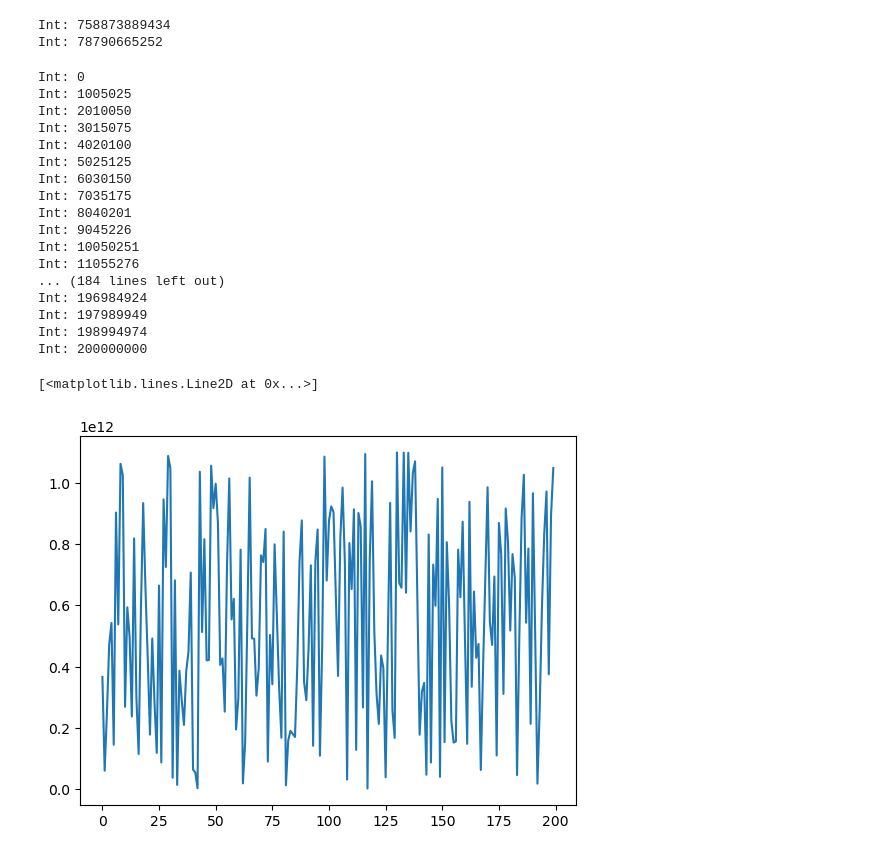
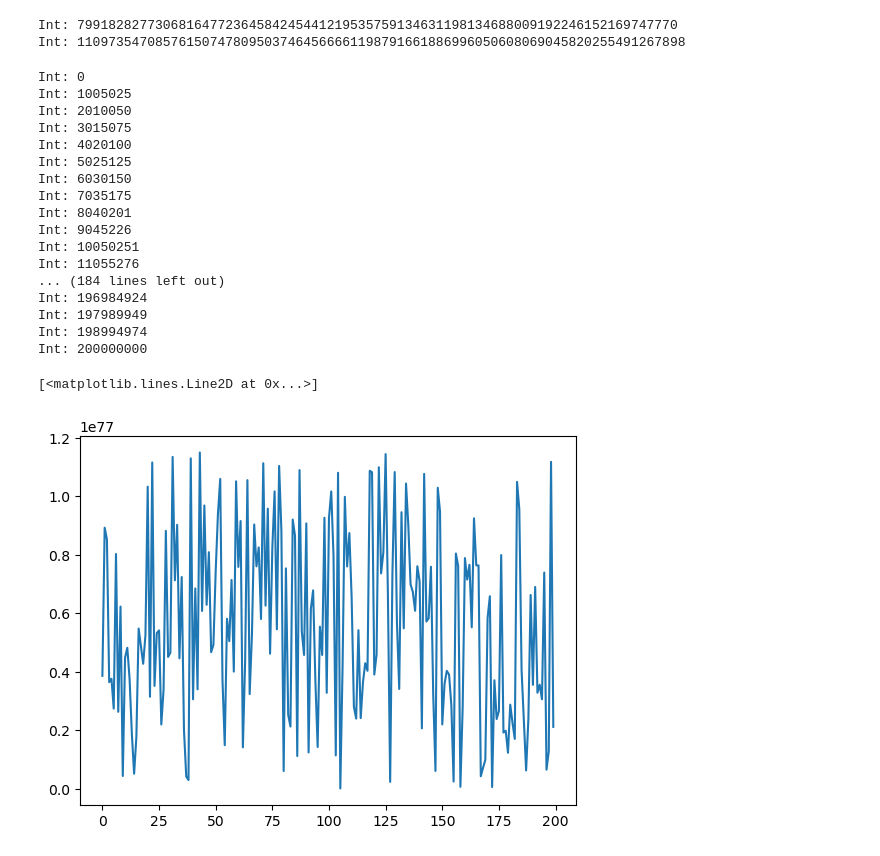
Before and after one commit to mschubs/yquantum2025, a Jupyter notebook: nature.ipynb, the cells around one changed output. Drawn from its saved outputs; the diff is of its cells as text; code cells hidden in the pictures.

```diff
--- a/nature.ipynb
+++ b/nature.ipynb
@@ -4,7 +4,7 @@ import matplotlib.pyplot as plt
 import qutip as qt
 # %%
 # Parameters
-N = 5  # number of vertices on the cycle
+N = 32  # number of vertices on the cycle
 tau_values = { '0': 0, '1': 2 }  # liveliness parameters for binary bits (example)
 coin_dim = 3
 
@@ -68,41 +68,41 @@ hash_value = generate_hash(psi_final, N, s=8, l=10)
 #print("Hash value:", hash_value)
 print("Int:", int(hash_value, 2))
 # %% [output]
-Int: 758873889434
-Int: 78790665252
+Int: 79918282773068164772364584245441219535759134631198134688009192246152169747770
+Int: 110973547085761507478095037464566661198791661886996050608069045820255491267898
 # %%
 indices = np.linspace(0, 2e8, 200)
-list = []
+toAppend = []
 
 for i in indices:
     i = int(i)
     message = "{0:b}".format(i)
     psi_final = controlled_quantum_walk_hash(message, N, psi0, tau_values)
     hash_value = generate_hash(psi_final, N, s=8, l=10)
-    list.append(int(hash_value, 2))
+    toAppend.append(int(hash_value, 2))
     print("Int:", i)
 
-plt.plot(list)
+plt.plot(toAppend)
 # %% [output]
 Int: 0
 Int: 1005025
 Int: 2010050
 Int: 3015075
 Int: 4020100
 Int: 5025125
 Int: 6030150
 Int: 7035175
 Int: 8040201
 Int: 9045226
 Int: 10050251
 Int: 11055276
 ... (184 lines left out)
 Int: 196984924
 Int: 197989949
 Int: 198994974
 Int: 200000000
 [<matplotlib.lines.Line2D at 0x...>]
-[figure, old version]
+[figure, new version]
 # %%
 
 # Use previous definitions of shift_operator, coin_operator, evolution_operator, controlled_quantum_walk_hash, generate_hash
```
Also changed, not shown: parts of 2 cells of this notebook.
